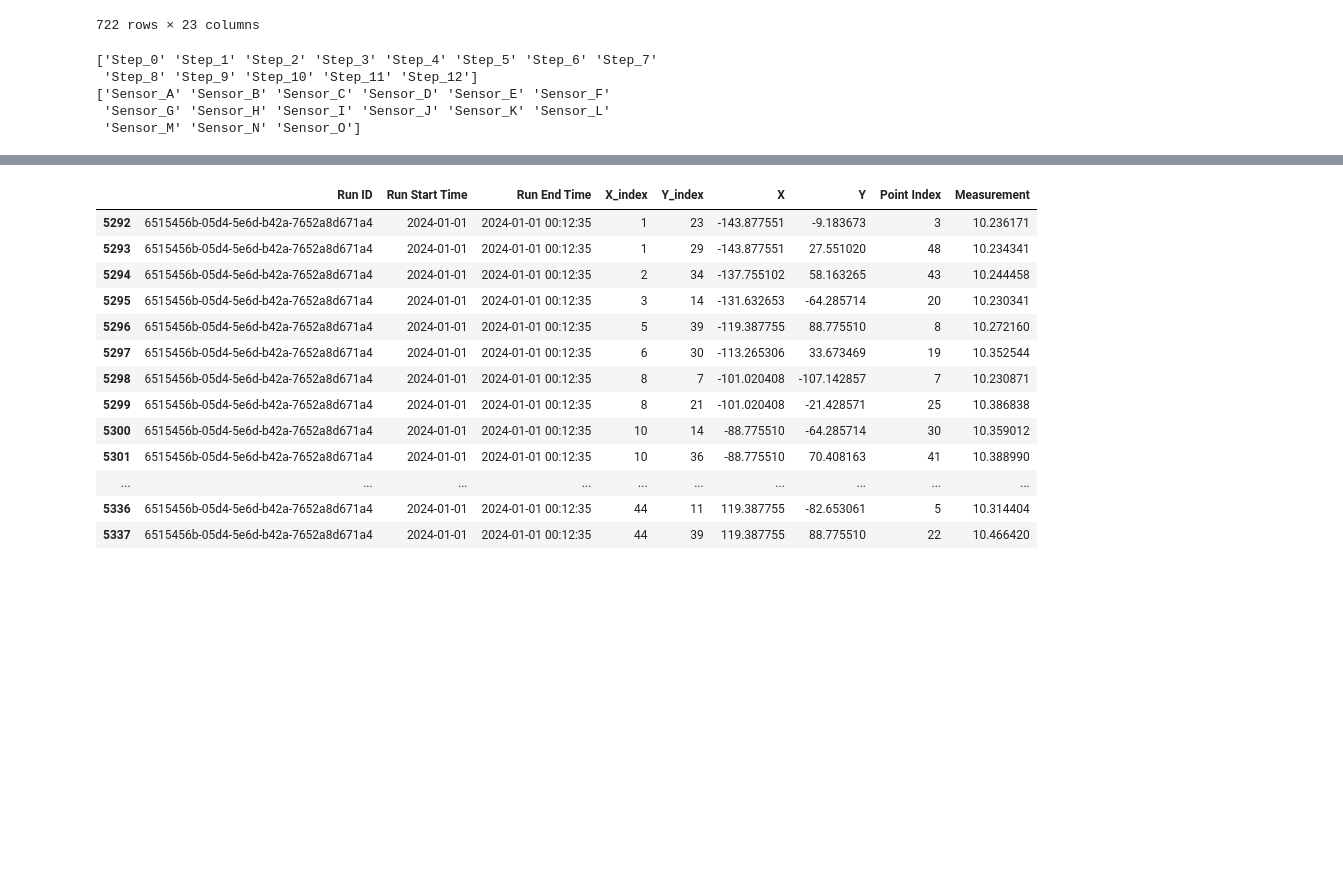
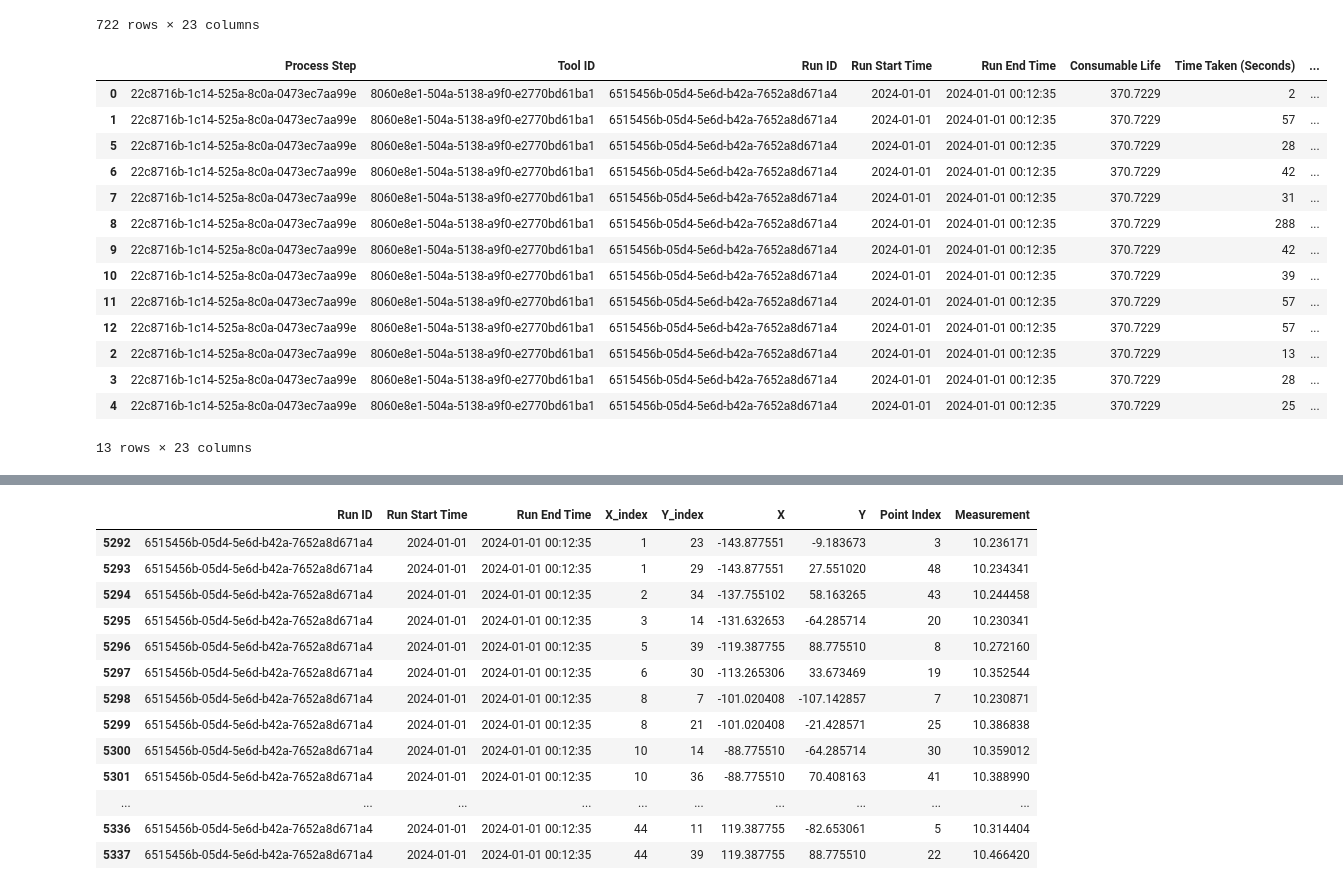
Before and after one commit to alvinnnnnnnnnn/Micron-AI-Challenge, a Jupyter notebook: script.ipynb, the cells around one changed output, grey strips where cells are left out. Saved outputs shown, nothing was run; the diff lists cells and outputs as text; code cells hidden in the pictures; blank space fills up the shorter version.

```diff
--- a/script.ipynb
+++ b/script.ipynb
@@ -71,12 +121,73 @@ run_df_filtered_pivot
 | 720 | 8060e8e1-504a-5138-a9f0-e2770bd61ba1 | 2024-01-01 | 2024-01-01 00:12:35 | 6515456b-05d4-5e6d-b42a-7652a8d671a4 | 22c8716b-1c14-525a-8c0a-0473ec7aa99e | 370.7229 | 2024-01-01 00:12:00.000000000 | ... |
 | 721 | 8060e8e1-504a-5138-a9f0-e2770bd61ba1 | 2024-01-01 | 2024-01-01 00:12:35 | 6515456b-05d4-5e6d-b42a-7652a8d671a4 | 22c8716b-1c14-525a-8c0a-0473ec7aa99e | 370.7229 | 2024-01-01 00:12:01.000000002 | ... |
 722 rows × 23 columns
-# %%
-print(run_df['Step ID'].unique())
-print(run_df['Sensor Name'].unique())
-# %% [output]
-['Step_0' 'Step_1' 'Step_2' 'Step_3' 'Step_4' 'Step_5' 'Step_6' 'Step_7'
- 'Step_8' 'Step_9' 'Step_10' 'Step_11' 'Step_12']
-['Sensor_A' 'Sensor_B' 'Sensor_C' 'Sensor_D' 'Sensor_E' 'Sensor_F'
- 'Sensor_G' 'Sensor_H' 'Sensor_I' 'Sensor_J' 'Sensor_K' 'Sensor_L'
- 'Sensor_M' 'Sensor_N' 'Sensor_O']
+# %%
+tmp_list = []
+
+temp_grps = [(x[0], y) for x, y in run_df_filtered_pivot.groupby(by=["Step ID"])]
+for temp_grp in temp_grps:
+    temp_step_id = temp_grp[0]
+    temp_df = temp_grp[1]
+    temp_df = temp_df.reset_index()
+
+    temp_tool_id = temp_df.loc[0, "Tool ID"]
+    temp_run_start_time = temp_df.loc[0, "Run Start Time"]
+    temp_run_end_time = temp_df.loc[0, "Run End Time"]
+    temp_run_id = temp_df.loc[0, "Run ID"]
+    temp_process_step = temp_df.loc[0, "Process Step"]
+    temp_consumable_life = temp_df.loc[0, "Consumable Life"]
+
+    sensor_cols = [f"Sensor_{chr(i)}" for i in range(ord("A"), ord("O")+1)]
+    sensor_avgs = [temp_df[col].mean() for col in sensor_cols]
+
+    temp_time_taken = (temp_df["Time Stamp"].max() - temp_df["Time Stamp"].min()).total_seconds()
+    temp_time_taken = int(round(temp_time_taken))
+
+    tmp_list.append([
+        temp_process_step,
+        temp_tool_id,
+        temp_run_id,
+        temp_run_start_time,
+        temp_run_end_time,
+        temp_consumable_life,
+        temp_time_taken,
+        temp_step_id,
+        *sensor_avgs  # unpack all sensor averages into the row
+    ])
+
+columns = [
+    "Process Step",
+    "Tool ID",
+    "Run ID",
+    "Run Start Time",
+    "Run End Time",
+    "Consumable Life",
+    "Time Taken (Seconds)",
+    "Step ID",
+] + sensor_cols  # adds Sensor A to O
+
+dataframe_run_filtered = pd.DataFrame(tmp_list, columns=columns)
+del temp_grps
+
+# Sort by Step ID using the numeric value after 'Step_'
+dataframe_run_filtered = dataframe_run_filtered.sort_values(
+    by=["Step ID"],
+    key=lambda x: x.str.extract(r'Step_(\d+)')[0].astype(int)
+)
+dataframe_run_filtered
+# %% [output]
+|  | Process Step | Tool ID | Run ID | Run Start Time | Run End Time | Consumable Life | Time Taken (Seconds) | ... |
+| 0 | 22c8716b-1c14-525a-8c0a-0473ec7aa99e | 8060e8e1-504a-5138-a9f0-e2770bd61ba1 | 6515456b-05d4-5e6d-b42a-7652a8d671a4 | 2024-01-01 | 2024-01-01 00:12:35 | 370.7229 | 2 | ... |
+| 1 | 22c8716b-1c14-525a-8c0a-0473ec7aa99e | 8060e8e1-504a-5138-a9f0-e2770bd61ba1 | 6515456b-05d4-5e6d-b42a-7652a8d671a4 | 2024-01-01 | 2024-01-01 00:12:35 | 370.7229 | 57 | ... |
+| 5 | 22c8716b-1c14-525a-8c0a-0473ec7aa99e | 8060e8e1-504a-5138-a9f0-e2770bd61ba1 | 6515456b-05d4-5e6d-b42a-7652a8d671a4 | 2024-01-01 | 2024-01-01 00:12:35 | 370.7229 | 28 | ... |
+| 6 | 22c8716b-1c14-525a-8c0a-0473ec7aa99e | 8060e8e1-504a-5138-a9f0-e2770bd61ba1 | 6515456b-05d4-5e6d-b42a-7652a8d671a4 | 2024-01-01 | 2024-01-01 00:12:35 | 370.7229 | 42 | ... |
+| 7 | 22c8716b-1c14-525a-8c0a-0473ec7aa99e | 8060e8e1-504a-5138-a9f0-e2770bd61ba1 | 6515456b-05d4-5e6d-b42a-7652a8d671a4 | 2024-01-01 | 2024-01-01 00:12:35 | 370.7229 | 31 | ... |
+| 8 | 22c8716b-1c14-525a-8c0a-0473ec7aa99e | 8060e8e1-504a-5138-a9f0-e2770bd61ba1 | 6515456b-05d4-5e6d-b42a-7652a8d671a4 | 2024-01-01 | 2024-01-01 00:12:35 | 370.7229 | 288 | ... |
+| 9 | 22c8716b-1c14-525a-8c0a-0473ec7aa99e | 8060e8e1-504a-5138-a9f0-e2770bd61ba1 | 6515456b-05d4-5e6d-b42a-7652a8d671a4 | 2024-01-01 | 2024-01-01 00:12:35 | 370.7229 | 42 | ... |
+| 10 | 22c8716b-1c14-525a-8c0a-0473ec7aa99e | 8060e8e1-504a-5138-a9f0-e2770bd61ba1 | 6515456b-05d4-5e6d-b42a-7652a8d671a4 | 2024-01-01 | 2024-01-01 00:12:35 | 370.7229 | 39 | ... |
+| 11 | 22c8716b-1c14-525a-8c0a-0473ec7aa99e | 8060e8e1-504a-5138-a9f0-e2770bd61ba1 | 6515456b-05d4-5e6d-b42a-7652a8d671a4 | 2024-01-01 | 2024-01-01 00:12:35 | 370.7229 | 57 | ... |
+| 12 | 22c8716b-1c14-525a-8c0a-0473ec7aa99e | 8060e8e1-504a-5138-a9f0-e2770bd61ba1 | 6515456b-05d4-5e6d-b42a-7652a8d671a4 | 2024-01-01 | 2024-01-01 00:12:35 | 370.7229 | 57 | ... |
+| 2 | 22c8716b-1c14-525a-8c0a-0473ec7aa99e | 8060e8e1-504a-5138-a9f0-e2770bd61ba1 | 6515456b-05d4-5e6d-b42a-7652a8d671a4 | 2024-01-01 | 2024-01-01 00:12:35 | 370.7229 | 13 | ... |
+| 3 | 22c8716b-1c14-525a-8c0a-0473ec7aa99e | 8060e8e1-504a-5138-a9f0-e2770bd61ba1 | 6515456b-05d4-5e6d-b42a-7652a8d671a4 | 2024-01-01 | 2024-01-01 00:12:35 | 370.7229 | 28 | ... |
+| 4 | 22c8716b-1c14-525a-8c0a-0473ec7aa99e | 8060e8e1-504a-5138-a9f0-e2770bd61ba1 | 6515456b-05d4-5e6d-b42a-7652a8d671a4 | 2024-01-01 | 2024-01-01 00:12:35 | 370.7229 | 25 | ... |
+13 rows × 23 columns
```
Also changed, not shown: parts of 8 cells of this notebook, 2 other files.
